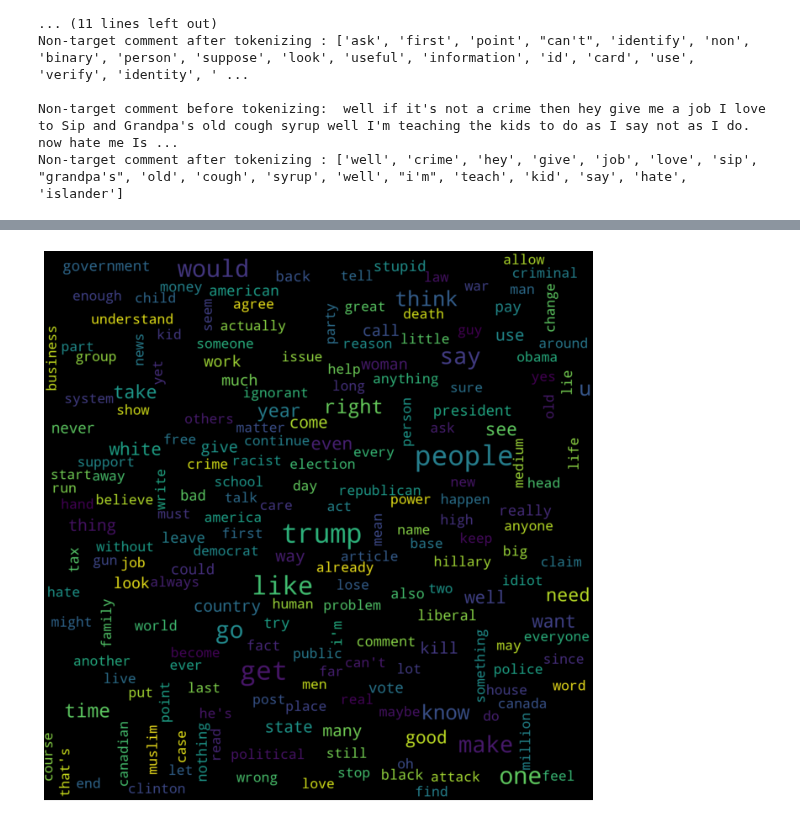
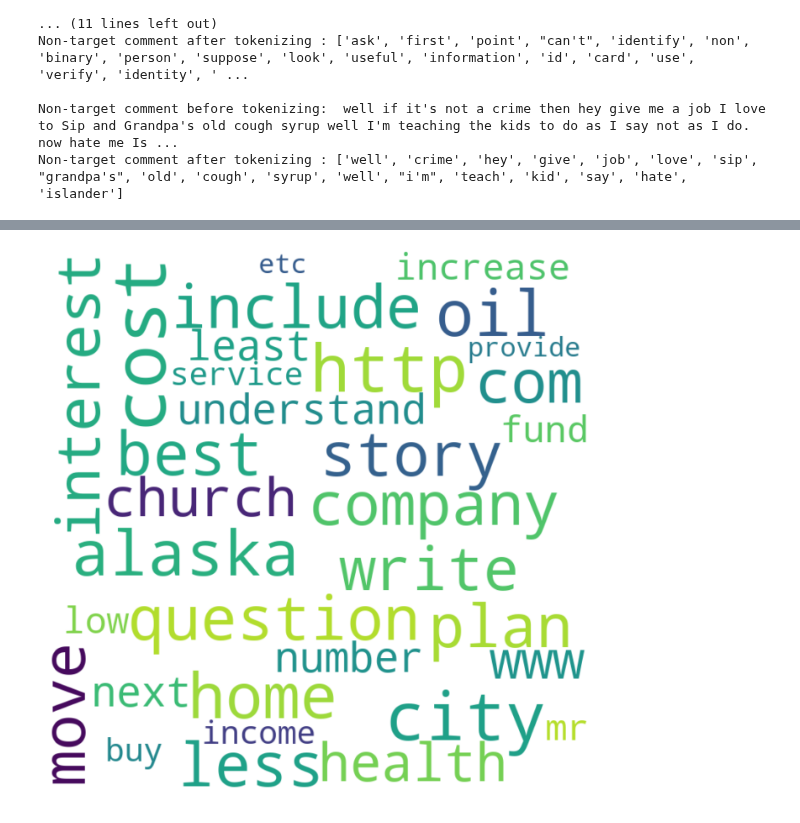
Before and after one commit to gcburgess/Cyberbullying_Detector, a Jupyter notebook: notebooks/02-data-preprocessing.ipynb, the cells around one changed output, grey strips where cells are left out. Cells and saved outputs as stored; diff of their text form; code cells hidden in the pictures.

Commit message:
Update term frequency and word clouds (unique to each target category)

```diff
--- a/notebooks/02-data-preprocessing.ipynb
+++ b/notebooks/02-data-preprocessing.ipynb
@@ -268,0 +217,10 @@ plt.savefig('../images/nonbully_FreqDist.jpg', transparent = False, bbox_inches=
+# %%
+top_nonbully_terms = dict(sorted(nonbully_frequencies.items(), key=lambda x:x[1], reverse=True)[:200])
+# %%
+bully_specific_terms = []
+for key in top_bully_terms.keys():
+    if not key in top_nonbully_terms:
+        bully_specific_terms.append(key)
+
+print(bully_specific_terms)
+bully_specific_frequencies = {key: bully_frequencies[key] for key in bully_specific_terms}
@@ -268,0 +229,8 @@ plt.savefig('../images/nonbully_FreqDist.jpg', transparent = False, bbox_inches=
+# %%
+nonbully_specific_terms = []
+for key in top_nonbully_terms.keys():
+    if not key in top_bully_terms:
+        nonbully_specific_terms.append(key)
+
+print(nonbully_specific_terms)
+nonbully_specific_frequencies = {key: nonbully_frequencies[key] for key in nonbully_specific_terms}
@@ -269,4 +239,8 @@ plt.savefig('../images/nonbully_FreqDist.jpg', transparent = False, bbox_inches=
 # %%
-wordcloud = WordCloud(min_font_size=10, max_font_size=100,
-                      width=2000, height=2000).generate_from_frequencies(dict(bully_freq_dist));
-#wordcloud.to_file("../images/bully_wordcloud.png")
+bully_wordcloud = WordCloud(min_font_size=10, max_font_size=100,
+                      width=750, height=750).generate_from_frequencies(bully_specific_frequencies);
+#bully_wordcloud.to_file("../images/bully_wordcloud.png")
+plt.rcParams['figure.figsize'] = [12, 12]
+plt.figure()
+plt.imshow(bully_wordcloud, interpolation="bilinear")
+plt.axis("off");
@@ -273,7 +249,11 @@ wordcloud = WordCloud(min_font_size=10, max_font_size=100,
 # %%
+nonbully_wordcloud = WordCloud(min_font_size=10, max_font_size=100,
+                      width=750, height=750,
+                      background_color='white').generate_from_frequencies(nonbully_specific_frequencies);
+#nonbully_wordcloud.to_file("../images/nonbully_wordcloud.png")
 plt.rcParams['figure.figsize'] = [12, 12]
 plt.figure()
-plt.imshow(wordcloud, interpolation="bilinear")
+plt.imshow(nonbully_wordcloud, interpolation="bilinear")
 plt.axis("off");
 # %% [output]
-[figure, old version]
+[figure, new version]
```
Also changed, not shown: parts of 37 cells of this notebook, 3 other files.
